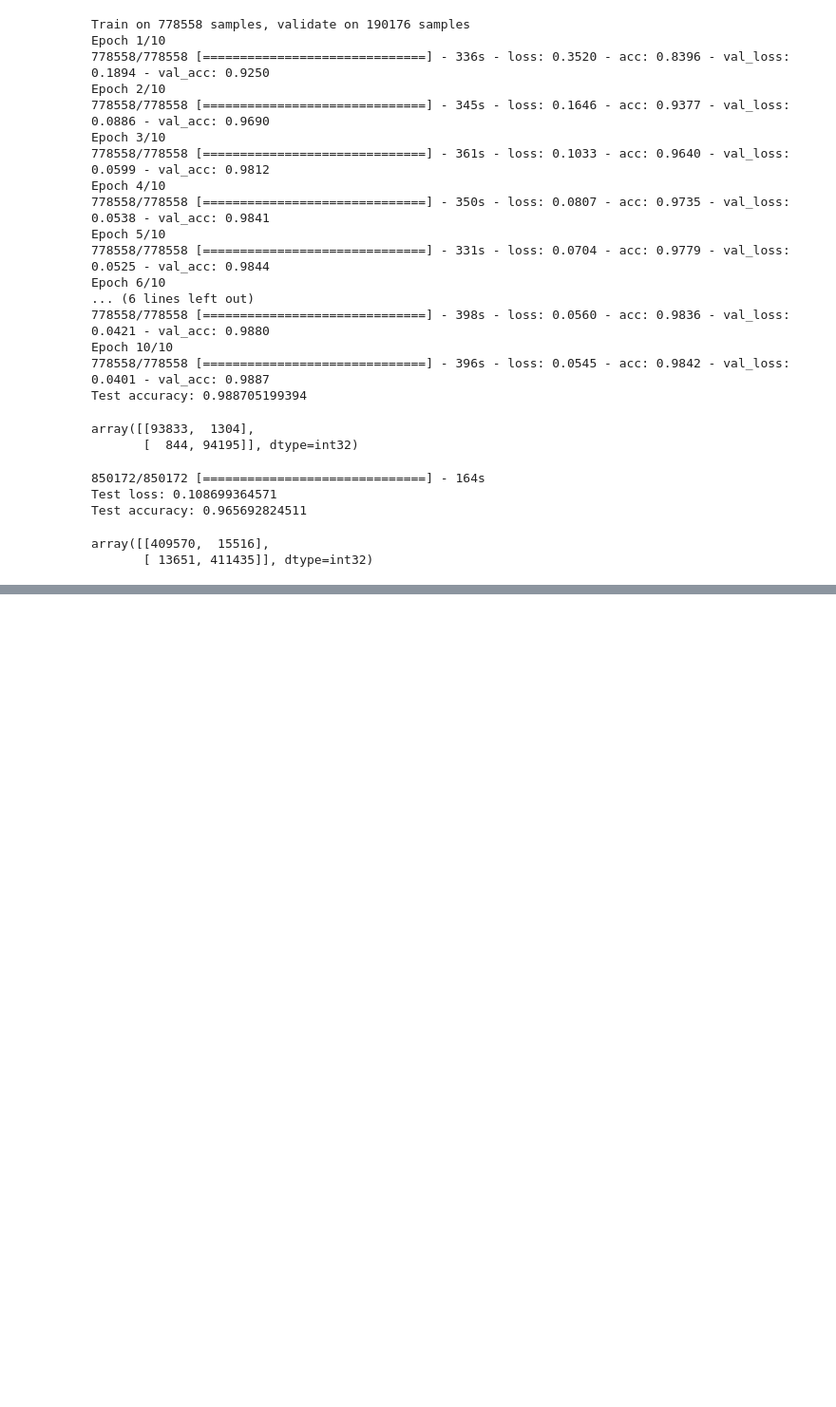
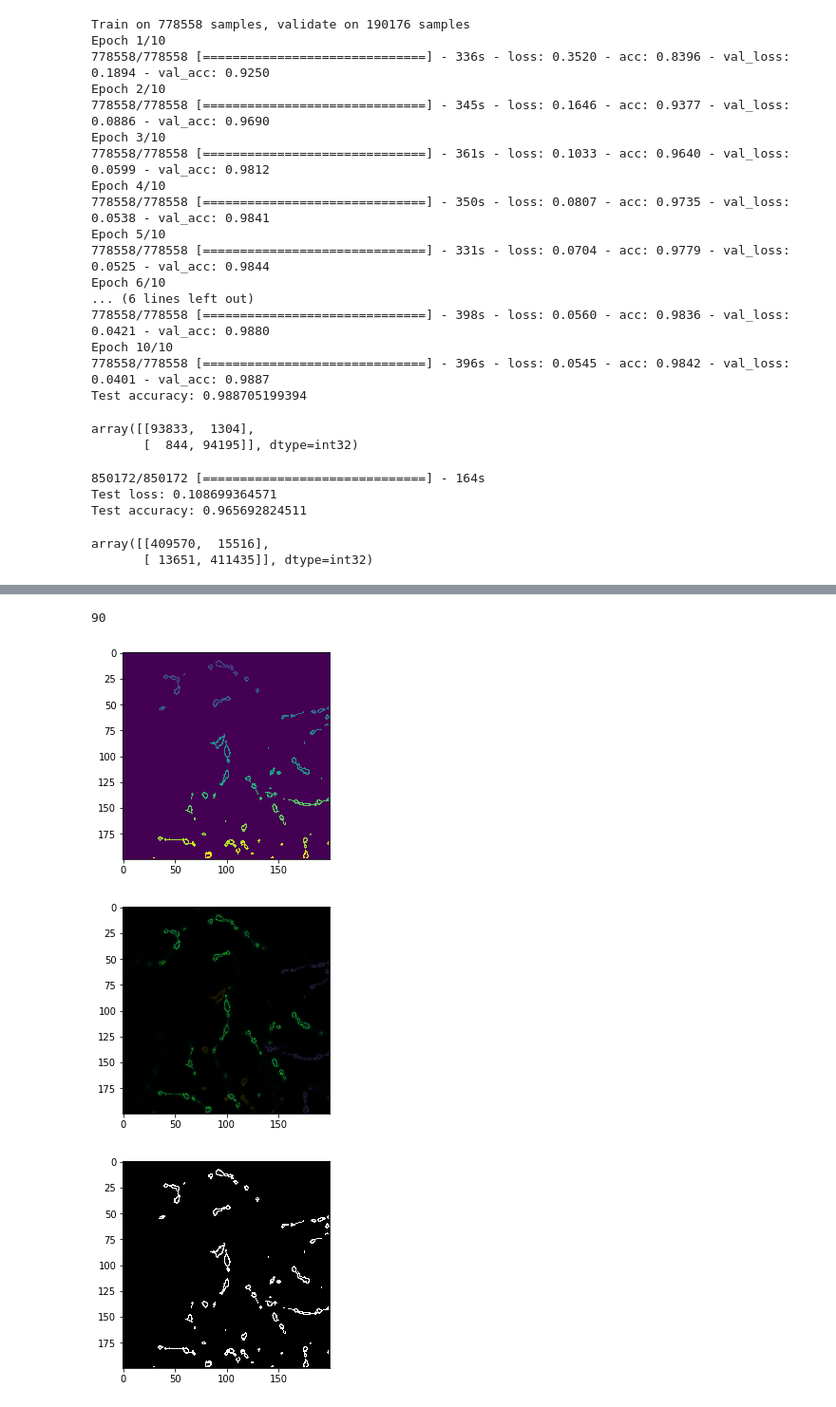
Before and after one commit to xiaojianzhang/Computational-Neuroscience, a Jupyter notebook: Jupyter_Notebooks_Python3/neuron_type_classifier_v1.ipynb, the cells around one changed output, grey strips where cells are left out. Shown at 95% size. Saved outputs shown, nothing was run; the diff lists cells and outputs as text; code cells hidden in the pictures; blank space fills up the shorter version.

```diff
--- a/Jupyter_Notebooks_Python3/neuron_type_classifier_v1.ipynb
+++ b/Jupyter_Notebooks_Python3/neuron_type_classifier_v1.ipynb
@@ -678,0 +1261,17 @@ model = load_model('neuron_classifier_v1.h5')
+# %%
+def neuron_path_each_layer(rotated_predictions_dict, reconstruction):
+    '''
+    '''
+    neuron_path={}
+    L,W,H = reconstruction.shape
+    for layer in range(H):
+        rotated_predictions_one_layer={'y-plus':rotated_predictions_dict['y-plus'][:,:,layer],
+                               'y-minus':rotated_predictions_dict['y-minus'][:,:,layer],
+                               'x-plus':rotated_predictions_dict['x-plus'][:,:,layer],
+                               'x-minus':rotated_predictions_dict['x-minus'][:,:,layer]}
+        reconstruction_one_layer = reconstruction[:,:,layer]
+        neuron_path[str(layer)] = neuron_path_one_layer(rotated_predictions_one_layer, reconstruction_one_layer)
+
+    return neuron_path
+# %%
+neuron_path_each_layer = neuron_path_each_layer(rotated_predictions_dict, reconstruction)
@@ -678,0 +1296,21 @@ model = load_model('neuron_classifier_v1.h5')
+# %%
+im = np.zeros([200,200],dtype=int)
+for i,L in enumerate(neuron_path_each_layer['29']):
+    for (x,y) in L:
+        im[x,y] = i+20
+plt.savefig('layer_29.png')
+# %%
+len(neuron_path_each_layer['29'])
+# %% [output]
+90
+# %%
+plt.imshow(im)
+plt.show()
+plt.imshow(Volume_Label_dict['y-plus']['volume'][:,:,29,:3])
+plt.show()
+plt.imshow(reconstruction[:,:,29],cmap='gray')
+plt.show()
+# %% [output]
+[figure, added]
+[figure, added]
+[figure, added]
```
Also changed, not shown: parts of 35 cells of this notebook.
